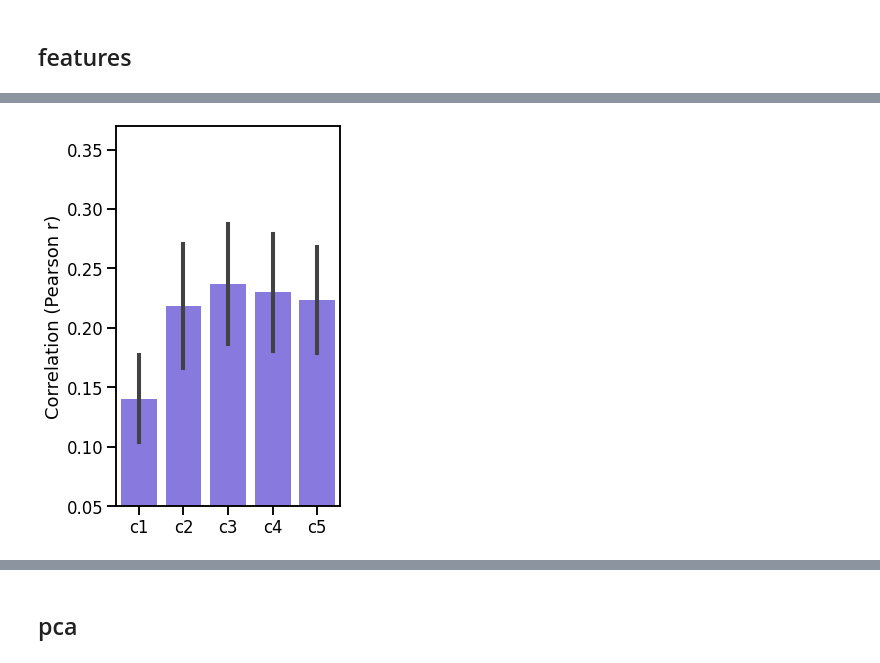
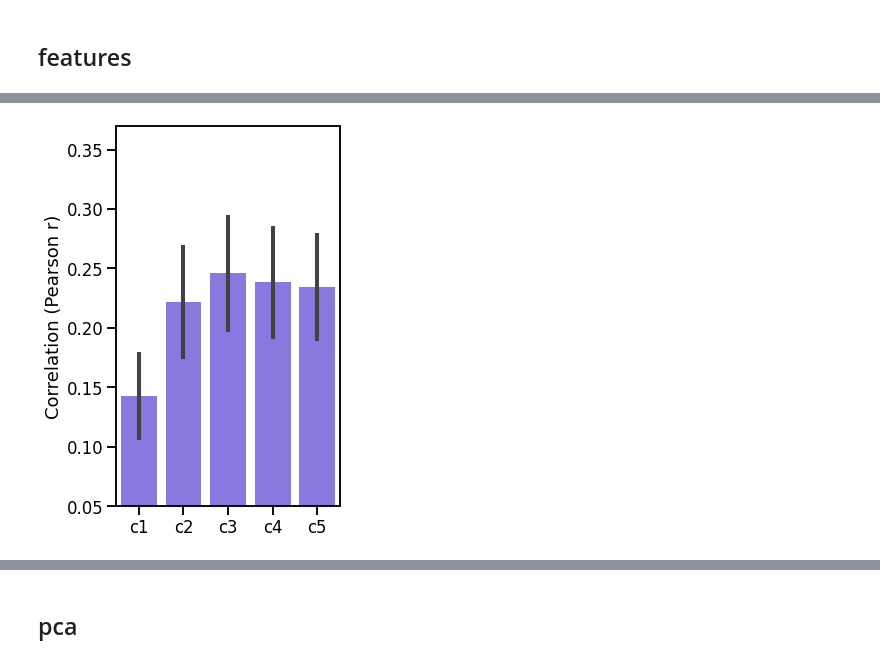
Before and after one commit to akazemian/untrained_models_of_visual_cortex, a Jupyter notebook: plots/plot_encoding_performance.ipynb, the cells around one changed output, grey strips where cells are left out. Saved outputs shown, nothing was run; the diff lists cells and outputs as text; code cells hidden in the pictures.

```diff
--- a/plots/plot_encoding_performance.ipynb
+++ b/plots/plot_encoding_performance.ipynb
@@ -799,7 +266,7 @@ regions = ['V1','V2','V3','V4']
 # dataset = 'majajhong'
 # regions = ['V4']
 
-mode = 'test'
+mode = 'ridgecv'
 MAX_POOL = True
 
 baseline_dict = {
@@ -814,8 +281,7 @@ baseline_dict = {
                 'num_features':64,
                 'dim_reduction_type':None,
                 'max_pool':MAX_POOL,
-                'n_dims': None,
-                'alphas': 'alexnet_mp'},
+                'n_dims': None,},
 
        'alexnet conv2':{
                 'iden':'alexnet_conv2',
@@ -826,8 +292,7 @@ baseline_dict = {
                 'num_features':192,
                 'dim_reduction_type':None,
                 'max_pool':MAX_POOL,
-                'n_dims': None,
-                'alphas': 'alexnet_mp'},
+                'n_dims': None,},
 
        'alexnet conv3':{
                 'iden':'alexnet_conv3',
@@ -838,8 +303,7 @@ baseline_dict = {
                 'num_features':384,
                 'dim_reduction_type':None,
                 'n_dims': None,
-                'max_pool':MAX_POOL,
-                'alphas': 'alexnet_mp'},
+                'max_pool':MAX_POOL,},
 
        'alexnet conv4':{
                 'iden':'alexnet_conv4',
@@ -850,47 +314,44 @@ baseline_dict = {
                 'n_dims': None,
                 'num_features':256,
                 'dim_reduction_type':None,
-                'max_pool':MAX_POOL,
-                'alphas': 'alexnet_mp'},
+                'max_pool':MAX_POOL,},
 
        'alexnet':{
-                'iden':'alexnet',
+                'iden':'alexnet_conv5',
                #'model':Alexnet(global_mp = MAX_POOL).Build(),
                 'layers': ['last'],
                 'preprocess':Preprocess(im_size=224).PreprocessRGB,
                 'num_layers':5,
                 'n_dims': None,
                 'num_features':256,
-                'dim_reduction_type':None,
-                'max_pool':MAX_POOL,
-                'alphas': 'alexnet_mp'},
+                'max_pool':MAX_POOL,},
 
 }
 
 
 
 name_dict  = {
        'alexnet_conv1':'c1',
        'alexnet_conv2':'c2',
        'alexnet_conv3':'c3',
        'alexnet_conv4':'c4',
-       'alexnet':'c5',
+       'alexnet_conv5':'c5',
 
 
 }
 
 baseline_palette = {
        'c1':'mediumslateblue',
        'c2':'mediumslateblue',
        'c3':'mediumslateblue',
        'c4':'mediumslateblue',
        'c5':'mediumslateblue',
 }
 
 plt.clf()
 
 plot_baselines(dataset, regions, mode,  aspect=1, height=6, ylim=(0.05,0.37), show_legend= False, width = 0.8,
                                 params = (4,7), baseline_dict = baseline_dict, baseline_palette = baseline_palette,
                                 name_dict= name_dict, file_name='alexnet')
 # %% [output]
-[figure, old version]
+[figure, new version]
```
Also changed, not shown: parts of 36 cells of this notebook, 34 other files.
